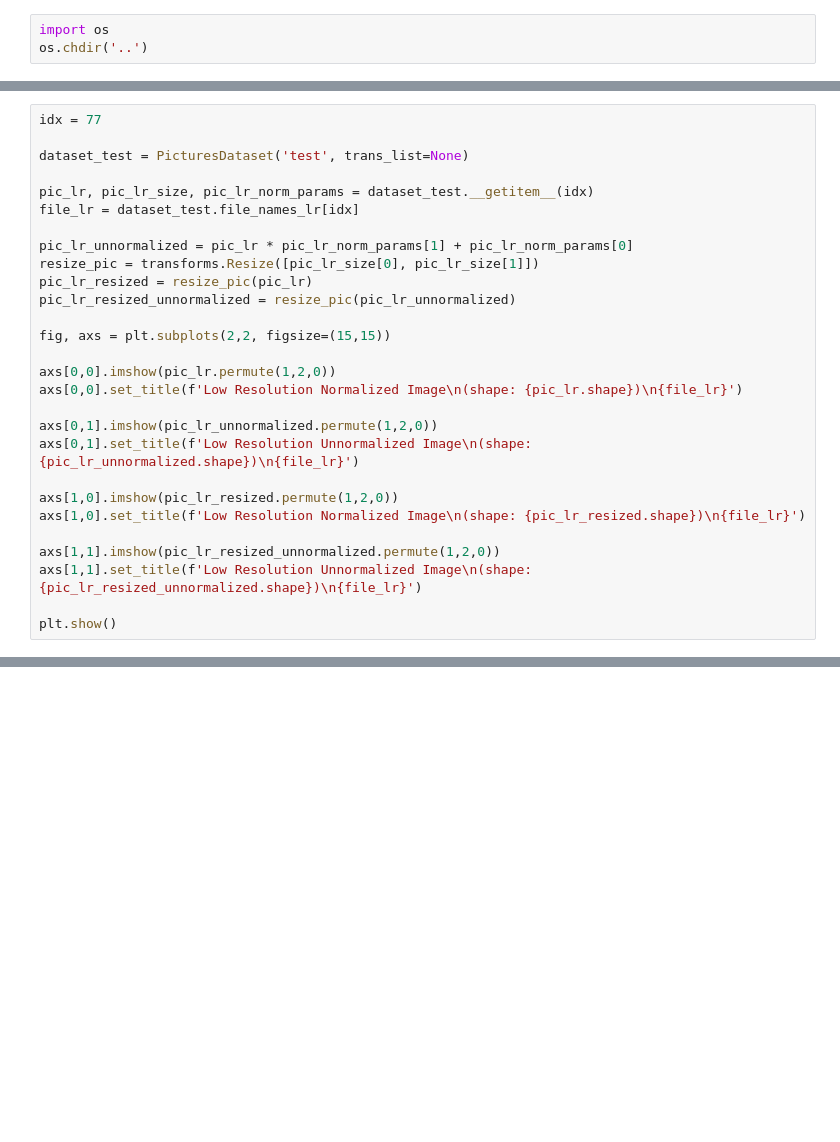
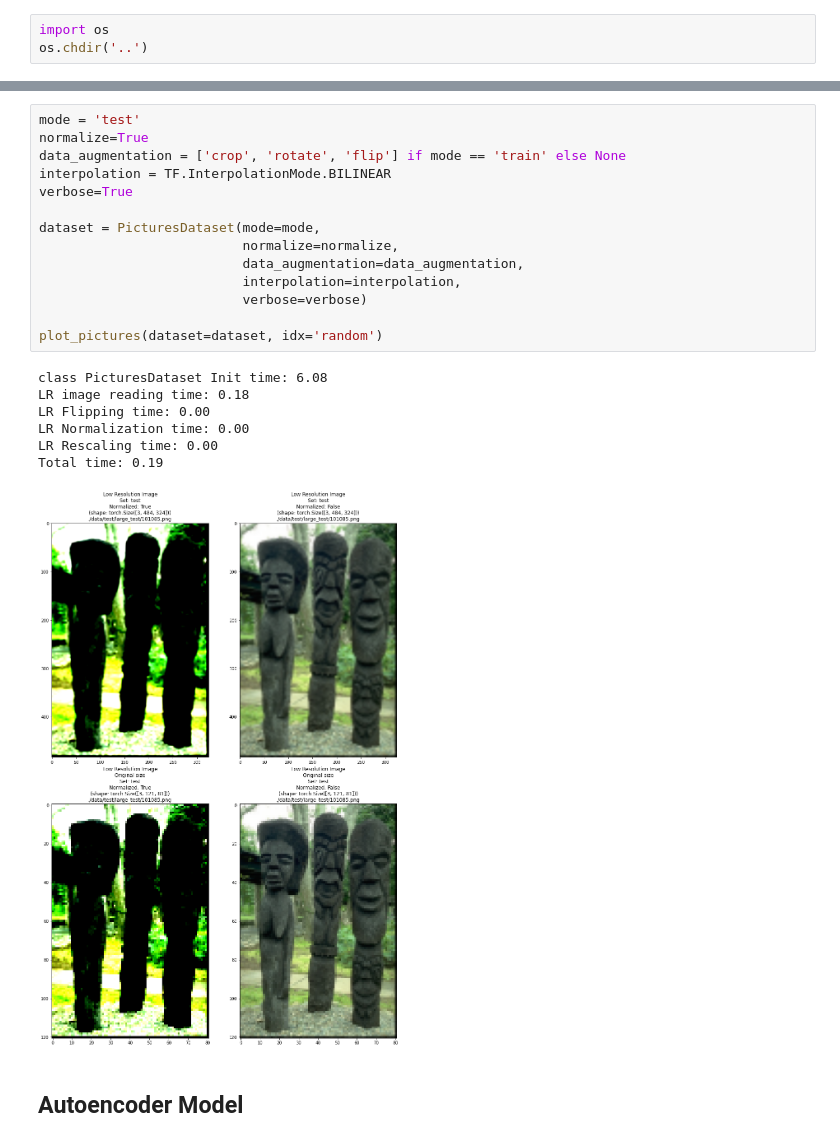
Before and after one commit to alejandroxag/hw5, a Jupyter notebook: nbs/autoencoder.ipynb, the cells around one changed output, grey strips where cells are left out. Drawn from its saved outputs; the diff is of its cells as text; blank space fills up the shorter version.

Commit message:
dataset changes and first version of autoencoder

```diff
--- a/nbs/autoencoder.ipynb
+++ b/nbs/autoencoder.ipynb
@@ -110,28 +201,0 @@ Clipping input data to the valid range for imshow with RGB data ([0..1] for floa
-# %%
-idx = 77
-
-dataset_test = PicturesDataset('test', trans_list=None)
-
-pic_lr, pic_lr_size, pic_lr_norm_params = dataset_test.__getitem__(idx)
-file_lr = dataset_test.file_names_lr[idx]
-
-pic_lr_unnormalized = pic_lr * pic_lr_norm_params[1] + pic_lr_norm_params[0]
-resize_pic = transforms.Resize([pic_lr_size[0], pic_lr_size[1]])
-pic_lr_resized = resize_pic(pic_lr)
-pic_lr_resized_unnormalized = resize_pic(pic_lr_unnormalized)
-
-fig, axs = plt.subplots(2,2, figsize=(15,15))
-
-axs[0,0].imshow(pic_lr.permute(1,2,0))
-axs[0,0].set_title(f'Low Resolution Normalized Image\n(shape: {pic_lr.shape})\n{file_lr}')
-
-axs[0,1].imshow(pic_lr_unnormalized.permute(1,2,0))
-axs[0,1].set_title(f'Low Resolution Unnormalized Image\n(shape: {pic_lr_unnormalized.shape})\n{file_lr}')
-
-axs[1,0].imshow(pic_lr_resized.permute(1,2,0))
-axs[1,0].set_title(f'Low Resolution Normalized Image\n(shape: {pic_lr_resized.shape})\n{file_lr}')
-
-axs[1,1].imshow(pic_lr_resized_unnormalized.permute(1,2,0))
-axs[1,1].set_title(f'Low Resolution Unnormalized Image\n(shape: {pic_lr_resized_unnormalized.shape})\n{file_lr}')
-
-plt.show()
@@ -141,0 +337,24 @@ Clipping input data to the valid range for imshow with RGB data ([0..1] for floa
+# %%
+mode = 'test'
+normalize=True
+data_augmentation = ['crop', 'rotate', 'flip'] if mode == 'train' else None
+interpolation = TF.InterpolationMode.BILINEAR
+verbose=True
+
+dataset = PicturesDataset(mode=mode,
+                          normalize=normalize,
+                          data_augmentation=data_augmentation,
+                          interpolation=interpolation,
+                          verbose=verbose)
+
+plot_pictures(dataset=dataset, idx='random')
+# %% [output]
+class PicturesDataset Init time: 6.08
+LR image reading time: 0.18
+LR Flipping time: 0.00
+LR Normalization time: 0.00
+LR Rescaling time: 0.00
+Total time: 0.19
+[figure, added]
+# %% [markdown]
+## Autoencoder Model
```
Also changed, not shown: parts of 16 cells of this notebook, 1 other file.
